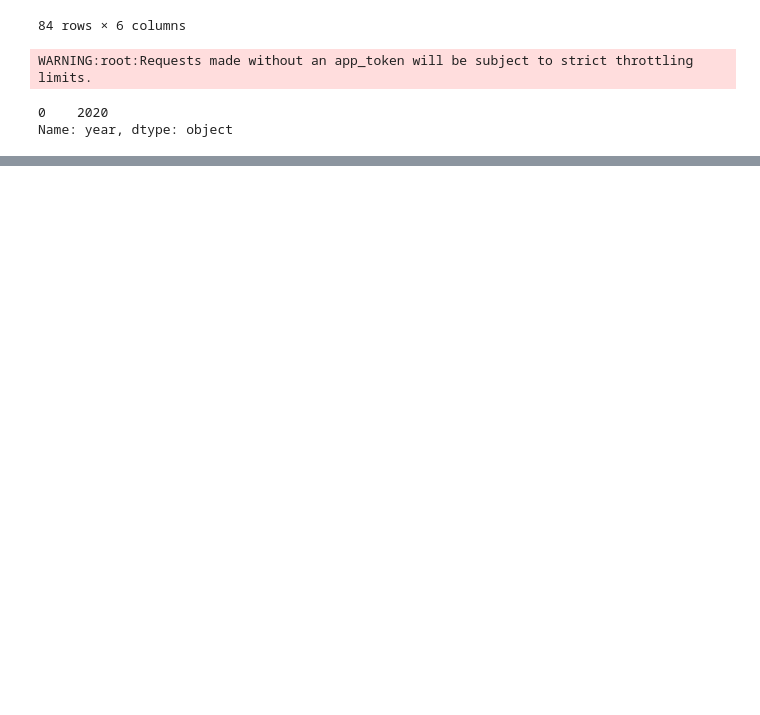
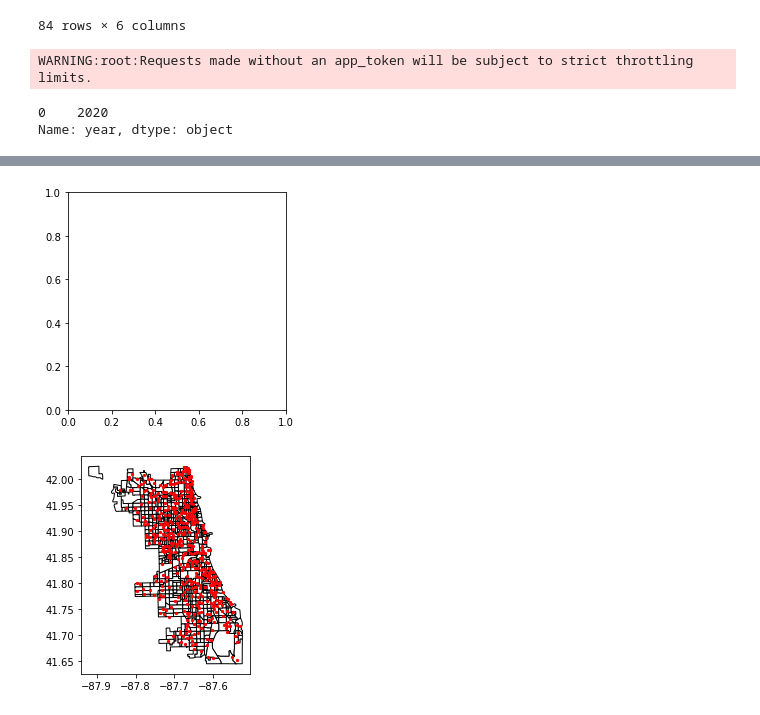
Before and after one commit to mihirbhaskar/chicago-complaints, a Jupyter notebook: additional predictors_Chicago open data.ipynb, the cells around one changed output, grey strips where cells are left out. Saved outputs shown, nothing was run; the diff lists cells and outputs as text; code cells hidden in the pictures; blank space fills up the shorter version.

```diff
--- a/additional predictors_Chicago open data.ipynb
+++ b/additional predictors_Chicago open data.ipynb
@@ -356,0 +366,9 @@ Name: year, dtype: object
+# %%
+import geopandas as gpd
+from shapely import wkt
+acs = pd.read_csv("/Users/abhilashbiswas/Desktop/Data Mining/Project/Git/data/CleanACSFile.csv")
+
+acs['geometry'] = acs['geometry'].apply(wkt.loads)
+gdf_acs = gpd.GeoDataFrame(acs, crs = 'epsg:4326')
+
+gdf_acs
@@ -356,0 +389,7 @@ Name: year, dtype: object
+# %%
+gdf_parks = gpd.GeoDataFrame(
+    parks, geometry=gpd.points_from_xy(parks.long, parks.lat), crs = 'epsg:4326')
+
+parks_acs = gpd.sjoin(gdf_parks, gdf_acs[['geo_id','geometry']], how='left' )
+
+parks_acs
@@ -356,0 +410,15 @@ Name: year, dtype: object
+# %%
+fig, ax = plt.subplots()
+
+# set aspect to equal. This is done automatically
+# when using geopandas plot on it's own, but not when
+# working with pyplot directly.
+ax.set_aspect('equal')
+
+base = gdf_acs.plot(color = "white", edgecolor = "black")
+parks_acs.plot(ax = base, marker = 'o', color = 'red', markersize = 5)
+
+plt.show();
+# %% [output]
+[figure, added]
+[figure, added]
```
Also changed, not shown: parts of 5 cells of this notebook.
